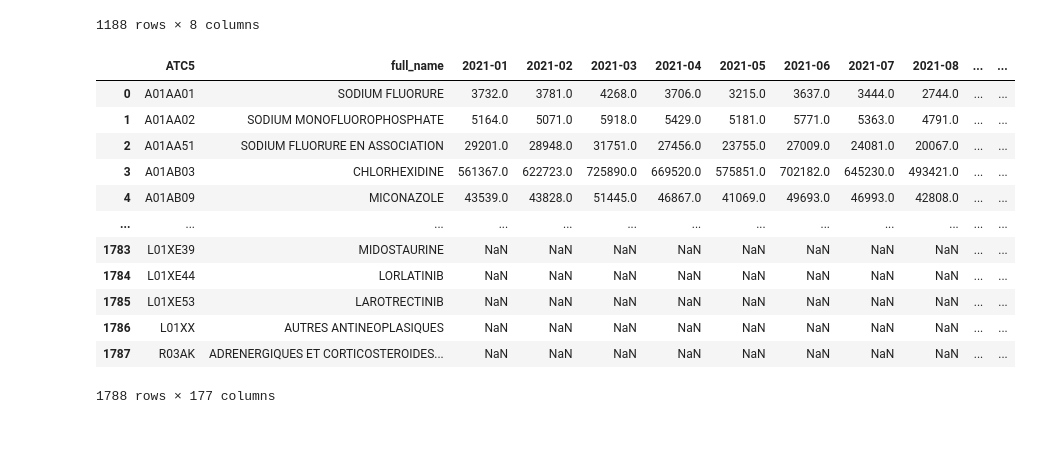
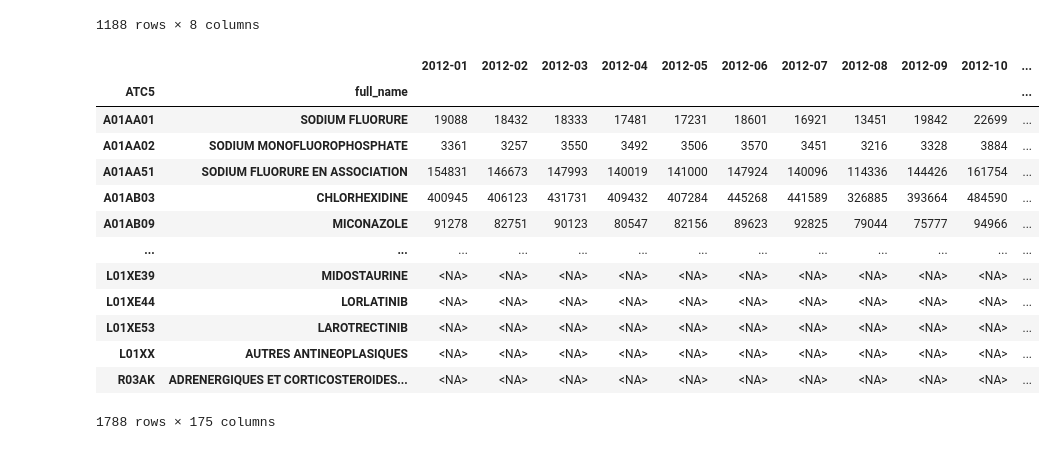
Before and after one commit to T0L1S/AgriPharm_Track3_EthnoHack_2026, a Jupyter notebook: src/agripharm_track3_ethnohack_2026/forecasting/data_preprocessing.ipynb, the cells around one changed output. Cells and saved outputs as stored; diff of their text form; code cells hidden in the pictures.

Commit message:
data preprocessing before choosing specific ATCs

```diff
--- a/src/agripharm_track3_ethnohack_2026/forecasting/data_preprocessing.ipynb
+++ b/src/agripharm_track3_ethnohack_2026/forecasting/data_preprocessing.ipynb
@@ -10,5 +10,7 @@ from pathlib import Path
 # %%
-RAW_DATA_DIR = Path.cwd().parents[2] / Path("data/raw/")
+DATA_DIR = Path.cwd().parents[2] / Path("data")
+RAW_DATA_DIR = DATA_DIR / Path("raw/")
+PROCESSED_DATA_DIR = DATA_DIR / Path("processed")
 RAW_DATA_DIR
 # %% [output]
 WindowsPath('c:/Users/chris/Desktop/MyCode/ethnohack_2026/Top-secret-project/data/raw')
@@ -76,24 +78,28 @@ clean_df(df)
 # %%
 dfs = []
 
 for f in raw_filenames:
     cur_df = pd.read_excel(f, sheet_name=9, skiprows=5)
     cur_df = clean_df(cur_df)
     dfs.append(cur_df.set_index(INDEX_COLS))
 
-total_df = pd.concat(dfs, axis=1).reset_index()
+total_df = pd.concat(dfs, axis=1)
+total_df = total_df.sort_index(axis=1)
+total_df = total_df.astype("Int64")
+total_df.reset_index()
 total_df
 # %% [output]
-|  | ATC5 | full_name | 2021-01 | 2021-02 | 2021-03 | 2021-04 | 2021-05 | 2021-06 | 2021-07 | 2021-08 | ... | ... |
-| 0 | A01AA01 | SODIUM FLUORURE | 3732.0 | 3781.0 | 4268.0 | 3706.0 | 3215.0 | 3637.0 | 3444.0 | 2744.0 | ... | ... |
-| 1 | A01AA02 | SODIUM MONOFLUOROPHOSPHATE | 5164.0 | 5071.0 | 5918.0 | 5429.0 | 5181.0 | 5771.0 | 5363.0 | 4791.0 | ... | ... |
-| 2 | A01AA51 | SODIUM FLUORURE EN ASSOCIATION | 29201.0 | 28948.0 | 31751.0 | 27456.0 | 23755.0 | 27009.0 | 24081.0 | 20067.0 | ... | ... |
-| 3 | A01AB03 | CHLORHEXIDINE | 561367.0 | 622723.0 | 725890.0 | 669520.0 | 575851.0 | 702182.0 | 645230.0 | 493421.0 | ... | ... |
-| 4 | A01AB09 | MICONAZOLE | 43539.0 | 43828.0 | 51445.0 | 46867.0 | 41069.0 | 49693.0 | 46993.0 | 42808.0 | ... | ... |
+|  |  | 2012-01 | 2012-02 | 2012-03 | 2012-04 | 2012-05 | 2012-06 | 2012-07 | 2012-08 | 2012-09 | 2012-10 | ... |
+| ATC5 | full_name |  |  |  |  |  |  |  |  |  |  | ... |
+| A01AA01 | SODIUM FLUORURE | 19088 | 18432 | 18333 | 17481 | 17231 | 18601 | 16921 | 13451 | 19842 | 22699 | ... |
+| A01AA02 | SODIUM MONOFLUOROPHOSPHATE | 3361 | 3257 | 3550 | 3492 | 3506 | 3570 | 3451 | 3216 | 3328 | 3884 | ... |
+| A01AA51 | SODIUM FLUORURE EN ASSOCIATION | 154831 | 146673 | 147993 | 140019 | 141000 | 147924 | 140096 | 114336 | 144426 | 161754 | ... |
+| A01AB03 | CHLORHEXIDINE | 400945 | 406123 | 431731 | 409432 | 407284 | 445268 | 441589 | 326885 | 393664 | 484590 | ... |
+| A01AB09 | MICONAZOLE | 91278 | 82751 | 90123 | 80547 | 82156 | 89623 | 92825 | 79044 | 75777 | 94966 | ... |
 | ... | ... | ... | ... | ... | ... | ... | ... | ... | ... | ... | ... | ... |
-| 1783 | L01XE39 | MIDOSTAURINE | NaN | NaN | NaN | NaN | NaN | NaN | NaN | NaN | ... | ... |
-| 1784 | L01XE44 | LORLATINIB | NaN | NaN | NaN | NaN | NaN | NaN | NaN | NaN | ... | ... |
-| 1785 | L01XE53 | LAROTRECTINIB | NaN | NaN | NaN | NaN | NaN | NaN | NaN | NaN | ... | ... |
-| 1786 | L01XX | AUTRES ANTINEOPLASIQUES | NaN | NaN | NaN | NaN | NaN | NaN | NaN | NaN | ... | ... |
-| 1787 | R03AK | ADRENERGIQUES ET CORTICOSTEROIDES... | NaN | NaN | NaN | NaN | NaN | NaN | NaN | NaN | ... | ... |
+| L01XE39 | MIDOSTAURINE | <NA> | <NA> | <NA> | <NA> | <NA> | <NA> | <NA> | <NA> | <NA> | <NA> | ... |
+| L01XE44 | LORLATINIB | <NA> | <NA> | <NA> | <NA> | <NA> | <NA> | <NA> | <NA> | <NA> | <NA> | ... |
+| L01XE53 | LAROTRECTINIB | <NA> | <NA> | <NA> | <NA> | <NA> | <NA> | <NA> | <NA> | <NA> | <NA> | ... |
+| L01XX | AUTRES ANTINEOPLASIQUES | <NA> | <NA> | <NA> | <NA> | <NA> | <NA> | <NA> | <NA> | <NA> | <NA> | ... |
+| R03AK | ADRENERGIQUES ET CORTICOSTEROIDES... | <NA> | <NA> | <NA> | <NA> | <NA> | <NA> | <NA> | <NA> | <NA> | <NA> | ... |
-1788 rows × 177 columns
+1788 rows × 175 columns
```
Also changed, not shown: parts of 3 cells of this notebook, 1 other file.
